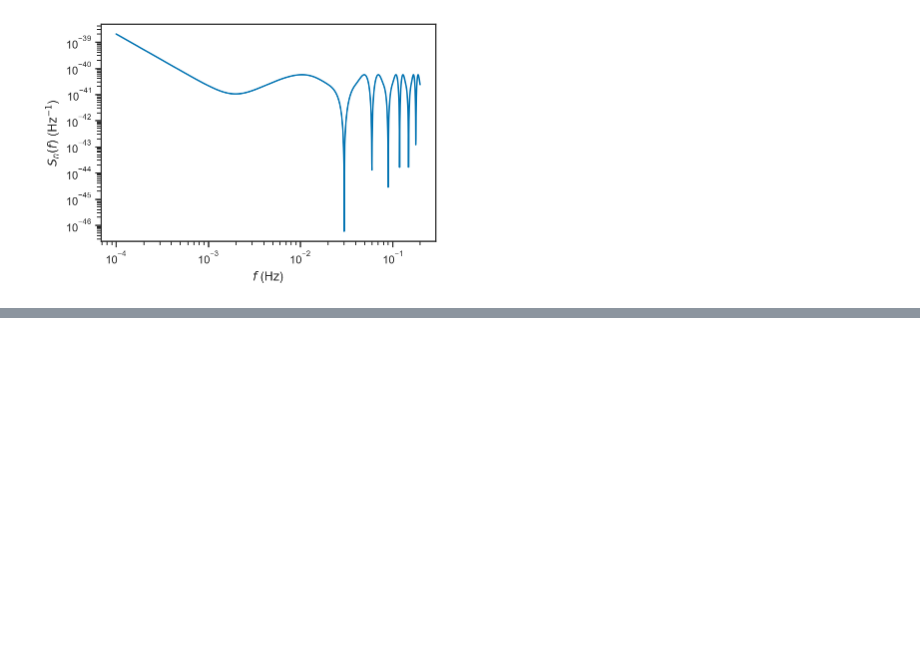
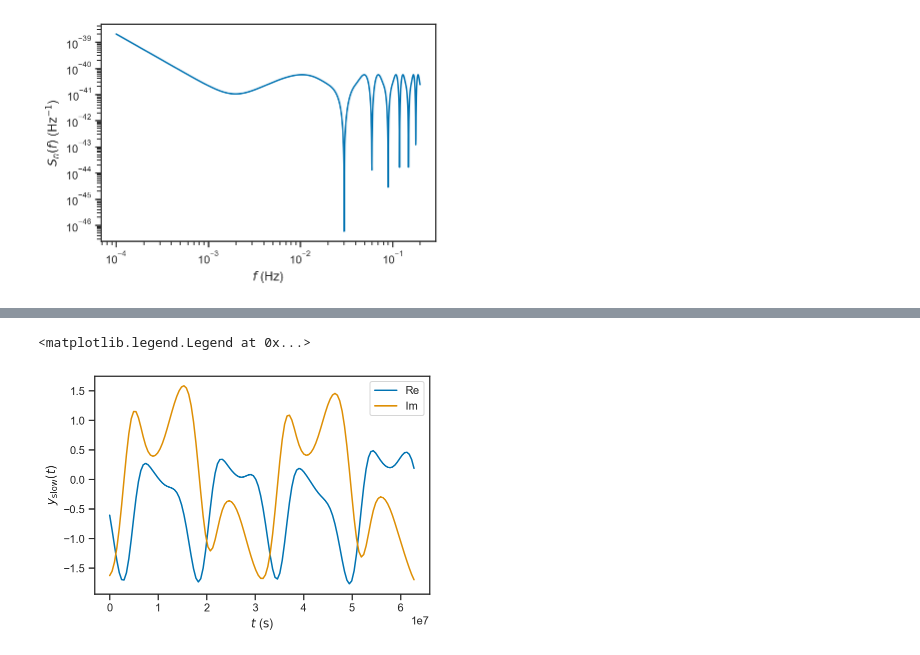
Before and after one commit to farr/GBPyro, a Jupyter notebook: LISASprint.ipynb, the cells around one changed output, grey strips where cells are left out. Cells and saved outputs as stored; diff of their text form; code cells hidden in the pictures; blank space fills up the shorter version.

```diff
--- a/LISASprint.ipynb
+++ b/LISASprint.ipynb
@@ -152,0 +169,6 @@ def dp_dc(xyz, uvk):
+# %%
+def Ap_Ac(fs, cos_iota):
+    cos_iota2 = cos_iota*cos_iota
+    fs23 = (pi*fs/1e-3)**(2.0/3.0)
+
+    return (2.0*fs23*(1+cos_iota2), -4.0*fs23*cos_iota)
@@ -152,0 +219,11 @@ def dp_dc(xyz, uvk):
+# %%
+def slow_bw(f0, fdot, Tobs, R=1):
+    fm = 1.0/(3600.0*24.0*365.25*R**(3.0/2.0))
+
+    return 2*(4 + 2*pi*f0*R*499.0047)*fm + abs(fdot*Tobs)  # 499.0047 is 1 AU in seconds
+# %%
+def next_pow_two(N):
+    i = 1
+    while i < N:
+        i = i << 1
+    return i
@@ -152,0 +232,28 @@ def dp_dc(xyz, uvk):
+# %%
+f0 = 1e-3
+fdot = f0*1e-6/(3600.0*24.0*365.25)
+phi0 = 0.0
+cos_iota = 1.0
+psi = 0.0
+nhat = tt.as_tensor_variable(array([1.0, 0.0, 0.0]))
+Tobs = 2*pi*1e7
+
+hbin = int(round((f0*Tobs)))
+N = next_pow_two(int(round(4*Tobs*slow_bw(f0, fdot, Tobs))))
+
+ts = linspace(0, Tobs, N)
+
+ys_re, ys_im = y_slow(ts, f0, fdot, phi0, nhat, cos_iota, psi)
+ys_re = ys_re.eval()
+ys_im = ys_im.eval()
+# %%
+plot(ts, ys_re[0,2,:], label='Re')
+plot(ts, ys_im[0,2,:], label='Im')
+
+xlabel(r'$t$ ($\mathrm{s}$)')
+ylabel(r'$y_\mathrm{slow}(t)$')
+
+legend(loc='best')
+# %% [output]
+<matplotlib.legend.Legend at 0x...>
+[figure, added]
```
Also changed, not shown: parts of 31 cells of this notebook.
